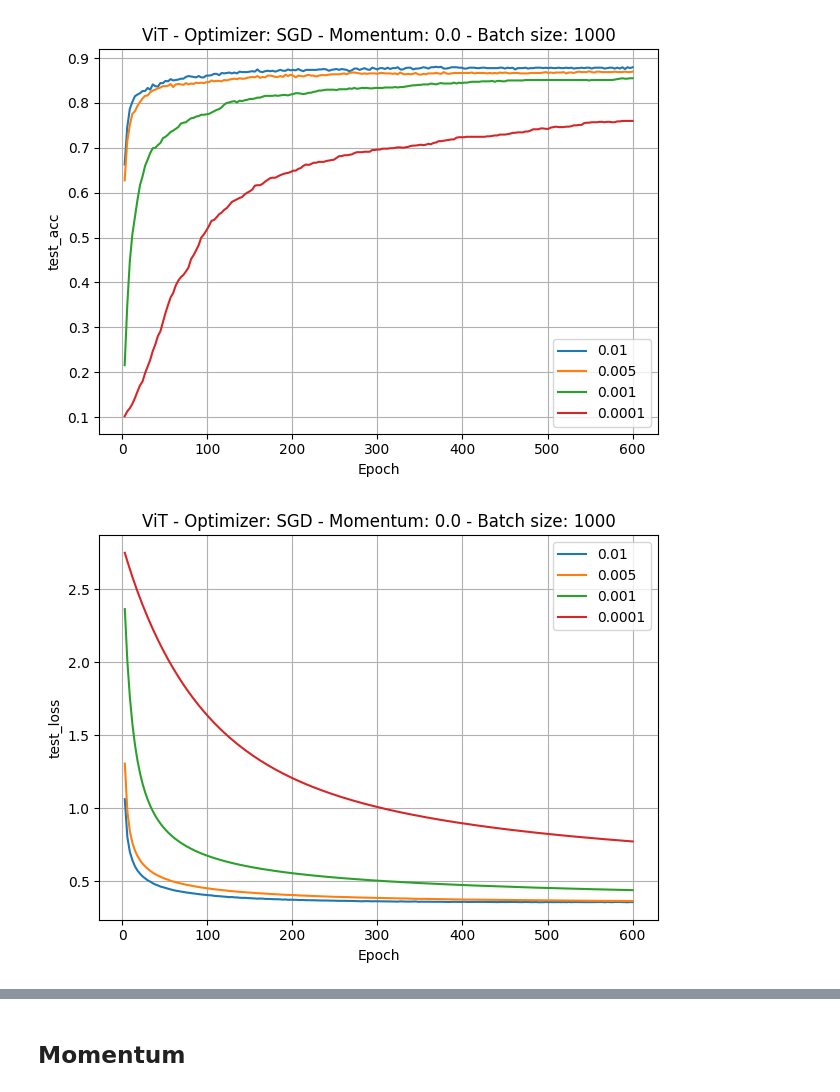
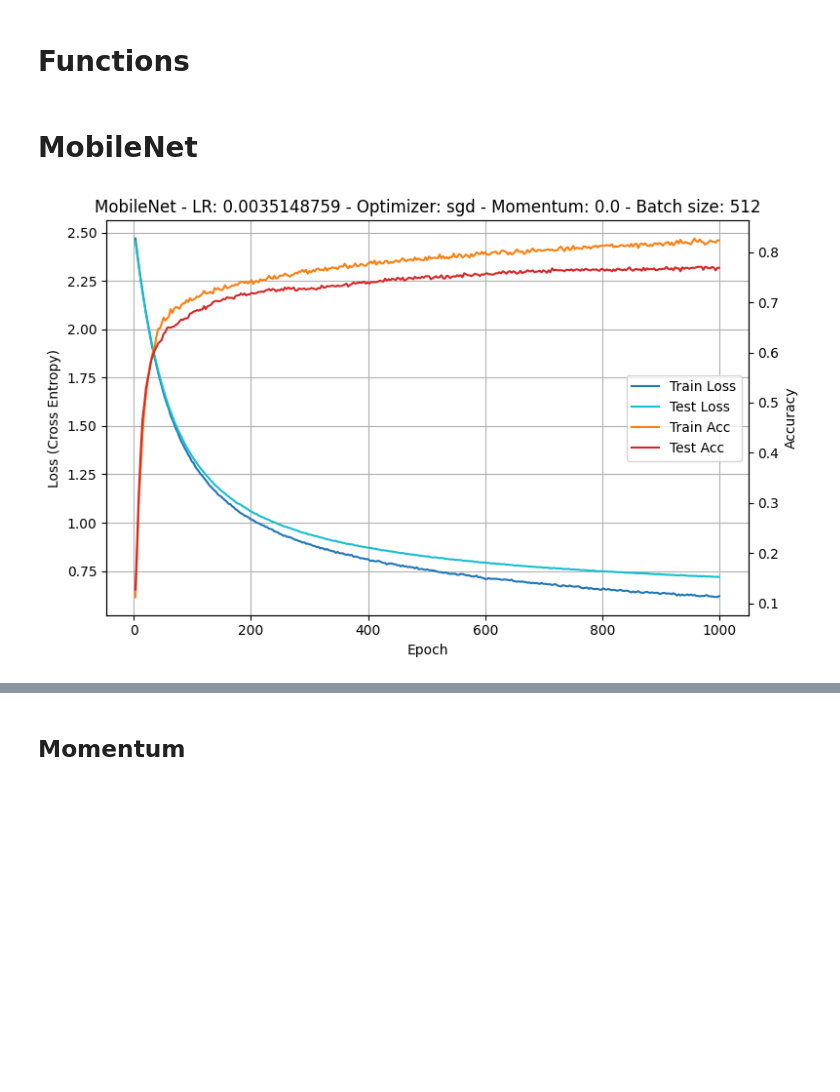
Before and after one commit to catyperry/farmers-eye-pytorch, a Jupyter notebook: plots/plotting.ipynb, the cells around one changed output, grey strips where cells are left out. Saved outputs shown, nothing was run; the diff lists cells and outputs as text; code cells hidden in the pictures; blank space fills up the shorter version.

```diff
--- a/plots/plotting.ipynb
+++ b/plots/plotting.ipynb
@@ -272,6 +8,2 @@ for item in lr:
-# %%
-plot_comp_lr('test_acc', lr)
-plot_comp_lr('test_loss', lr)
-# %% [output]
-[figure, removed]
-[figure, removed]
+# %% [markdown]
+# Functions
@@ -277,0 +262,9 @@ plot_comp_lr('test_loss', lr)
+# %% [markdown]
+# MobileNet
+# %%
+# Plot single run of MobileNet
+meta, df = read_metrics_csv_flexible('../outputs_mobilenet/csv/metrics_20250712_162315_mobilenet_v2.csv')
+
+plot_single_mobilenet(meta, df)
+# %% [output]
+[figure, added]
```
Also changed, not shown: parts of 46 cells of this notebook, 32 other files.
